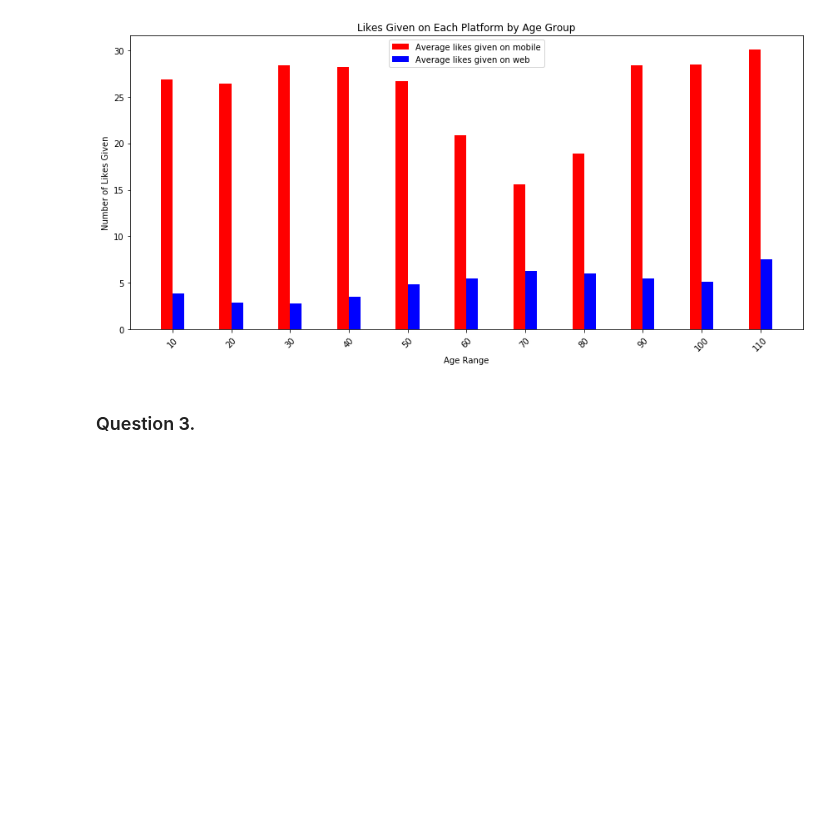
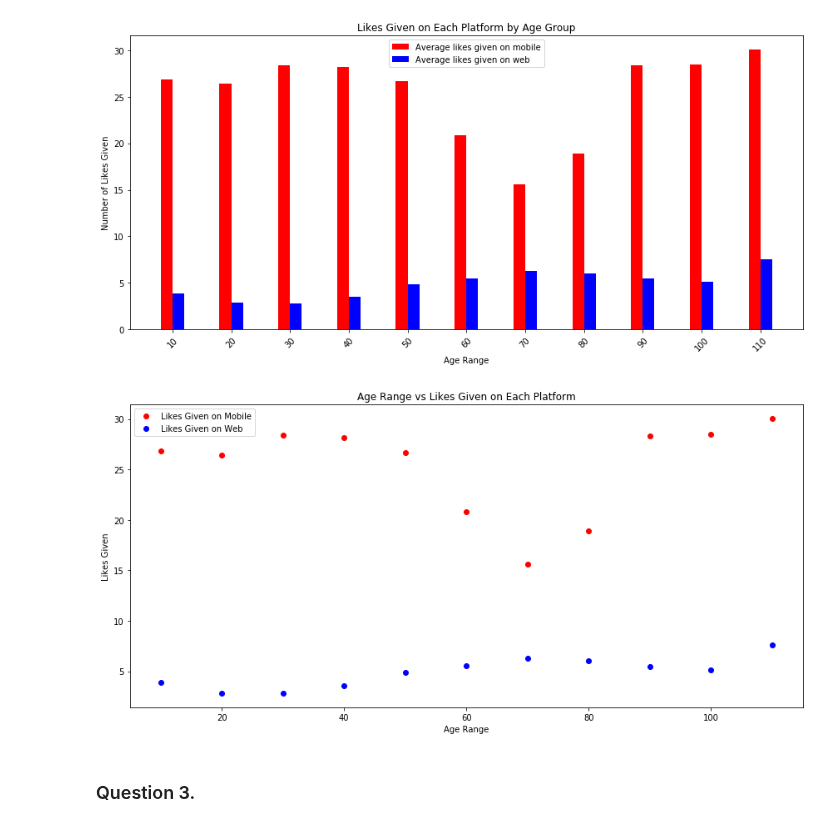
Before and after one commit to bigyihsuan/SocialMediaProject, a Jupyter notebook: Social Media Analysis Code.ipynb, the cells around one changed output. Saved outputs shown, nothing was run; the diff lists cells and outputs as text; code cells hidden in the pictures; blank space fills up the shorter version.

Commit message:
Added charts for deliverable 3

```diff
--- a/Social Media Analysis Code.ipynb
+++ b/Social Media Analysis Code.ipynb
@@ -385,14 +385,16 @@ plt.show()
 # %% [output]
 [figure]
 # %%
-plt.plot(by_age['age'], by_age['mobile_likes'], 'o', color='red', label='Likes Given on Mobile')
-plt.plot(by_age['age'], userbase['www_likes'], 'o', color='blue', label='Likes Given on Web')
+plt.plot(by_age['age_range'], by_age['mobile_likes'], 'o', color='red', label='Likes Given on Mobile')
+plt.plot(by_age['age_range'], by_age['www_likes'], 'o', color='blue', label='Likes Given on Web')
 plt.gcf().set_size_inches(12, 6)
 plt.ylabel('Likes Given')
-plt.xlabel('Age')
-plt.title('Age vs Likes Given on Each Platform')
+plt.xlabel('Age Range')
+plt.title('Age Range vs Likes Given on Each Platform')
 plt.tight_layout()
 plt.legend()
 plt.show()
+# %% [output]
+[figure, added]
 # %% [markdown]
 ### Question 3.
```
